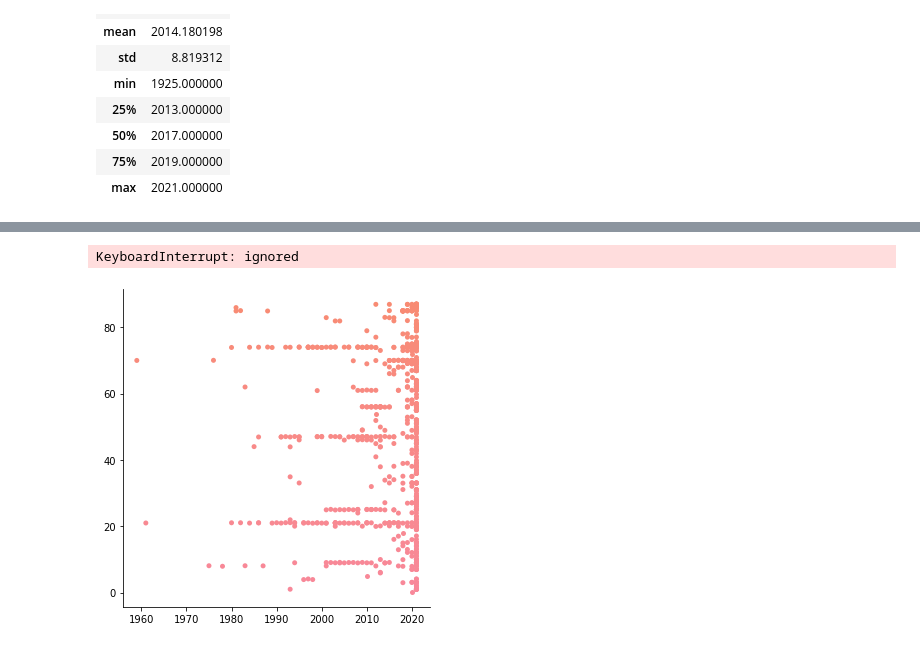
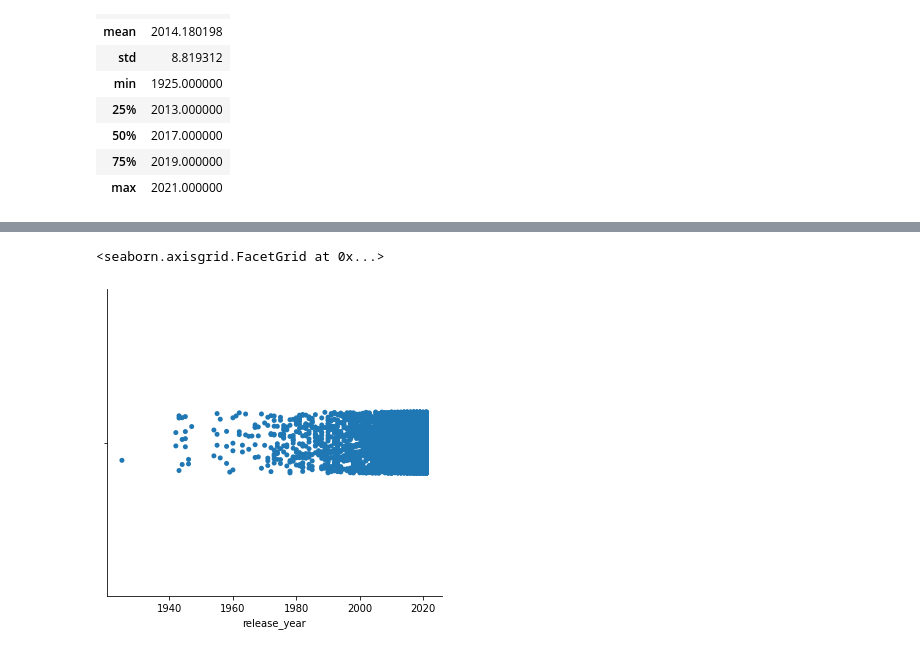
Before and after one commit to Maxoouuu/H3Python, a Jupyter notebook: Projet_Python.ipynb, the cells around one changed output, grey strips where cells are left out. Drawn from its saved outputs; the diff is of its cells as text; code cells hidden in the pictures.

```diff
--- a/Projet_Python.ipynb
+++ b/Projet_Python.ipynb
@@ -61,5 +83,5 @@ df.describe()
 # %%
-sns.catplot(x="release_year", y="date_added", data= df)
+sns.catplot(x="release_year", data= df)
 # %% [output]
-KeyboardInterrupt: ignored
+<seaborn.axisgrid.FacetGrid at 0x...>
-[figure, old version]
+[figure, new version]
```
Also changed, not shown: parts of 2 cells of this notebook.
